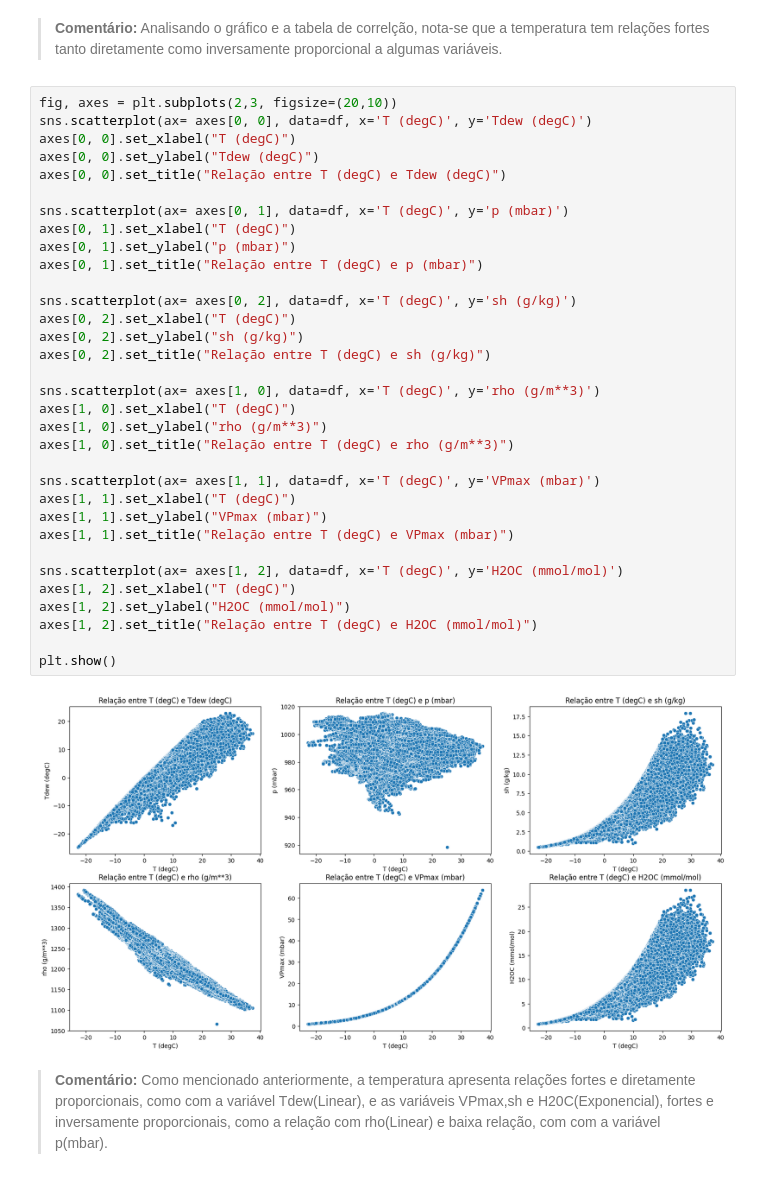
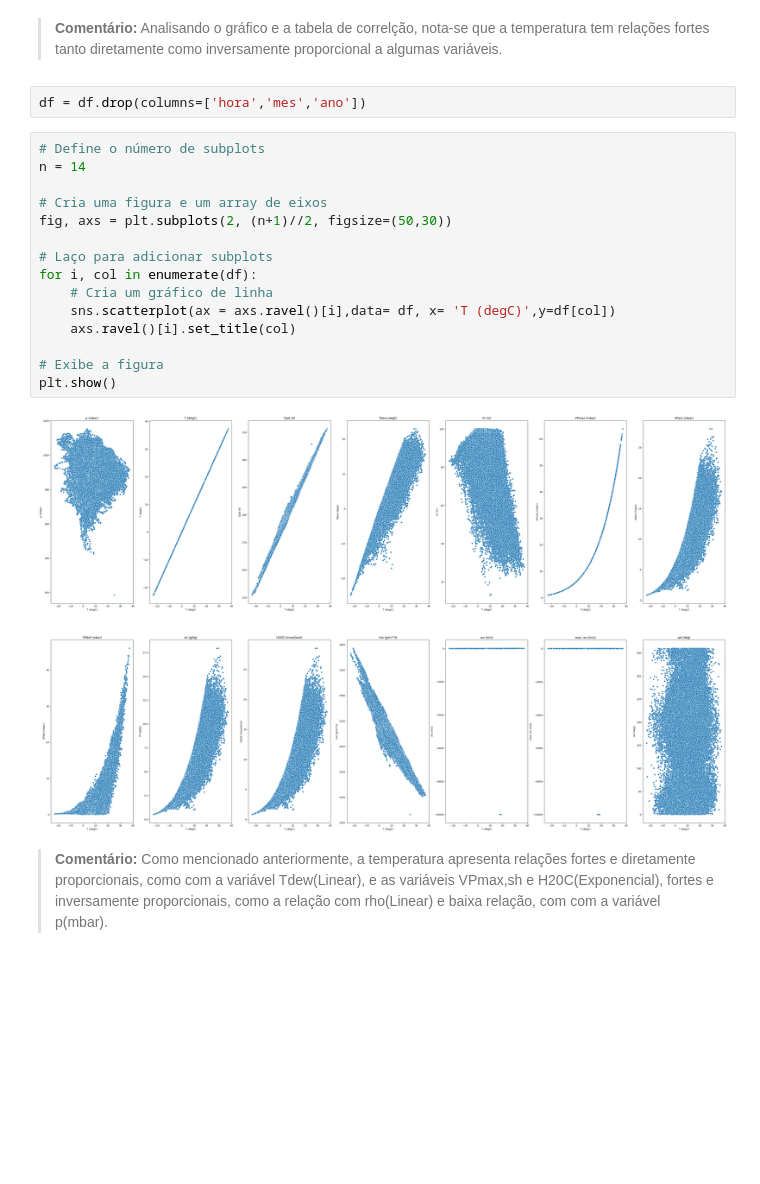
Before and after one commit to gabryelsguedes/previsao-do-tempo, a Jupyter notebook: fiec/analise_exploratoria.ipynb, the cells around one changed output. Cells and saved outputs as stored; diff of their text form; blank space fills up the shorter version.

```diff
--- a/fiec/analise_exploratoria.ipynb
+++ b/fiec/analise_exploratoria.ipynb
@@ -185,41 +185,25 @@ df.corr()
 | ano | 0.094736 | 0.086927 | 0.078826 | 0.093551 | -0.024736 | 0.068719 | 0.077613 | 0.042286 | ... |
 # %% [markdown]
 >**Comentário:** Analisando o gráfico e a tabela de correlção, nota-se que a temperatura tem relações fortes tanto diretamente como inversamente proporcional a algumas variáveis.
-# %%
-fig, axes = plt.subplots(2,3, figsize=(20,10))
-sns.scatterplot(ax= axes[0, 0], data=df, x='T (degC)', y='Tdew (degC)')
-axes[0, 0].set_xlabel("T (degC)")
-axes[0, 0].set_ylabel("Tdew (degC)")
-axes[0, 0].set_title("Relação entre T (degC) e Tdew (degC)")
-
-sns.scatterplot(ax= axes[0, 1], data=df, x='T (degC)', y='p (mbar)')
-axes[0, 1].set_xlabel("T (degC)")
-axes[0, 1].set_ylabel("p (mbar)")
-axes[0, 1].set_title("Relação entre T (degC) e p (mbar)")
-
-sns.scatterplot(ax= axes[0, 2], data=df, x='T (degC)', y='sh (g/kg)')
-axes[0, 2].set_xlabel("T (degC)")
-axes[0, 2].set_ylabel("sh (g/kg)")
-axes[0, 2].set_title("Relação entre T (degC) e sh (g/kg)")
-
-sns.scatterplot(ax= axes[1, 0], data=df, x='T (degC)', y='rho (g/m**3)')
-axes[1, 0].set_xlabel("T (degC)")
-axes[1, 0].set_ylabel("rho (g/m**3)")
-axes[1, 0].set_title("Relação entre T (degC) e rho (g/m**3)")
-
-sns.scatterplot(ax= axes[1, 1], data=df, x='T (degC)', y='VPmax (mbar)')
-axes[1, 1].set_xlabel("T (degC)")
-axes[1, 1].set_ylabel("VPmax (mbar)")
-axes[1, 1].set_title("Relação entre T (degC) e VPmax (mbar)")
-
-sns.scatterplot(ax= axes[1, 2], data=df, x='T (degC)', y='H2OC (mmol/mol)')
-axes[1, 2].set_xlabel("T (degC)")
-axes[1, 2].set_ylabel("H2OC (mmol/mol)")
-axes[1, 2].set_title("Relação entre T (degC) e H2OC (mmol/mol)")
-
-plt.show()
-# %% [output]
-[figure, removed]
+# %%
+df = df.drop(columns=['hora','mes','ano'])
+# %%
+# Define o número de subplots
+n = 14
+
+# Cria uma figura e um array de eixos
+fig, axs = plt.subplots(2, (n+1)//2, figsize=(50,30))
+
+# Laço para adicionar subplots
+for i, col in enumerate(df):
+    # Cria um gráfico de linha
+    sns.scatterplot(ax = axs.ravel()[i],data= df, x= 'T (degC)',y=df[col])
+    axs.ravel()[i].set_title(col)
+
+# Exibe a figura
+plt.show()
+# %% [output]
+[figure, added]
 # %% [markdown]
 >**Comentário:** Como mencionado anteriormente, a temperatura apresenta relações fortes e diretamente proporcionais, como com a variável Tdew(Linear), e as variáveis VPmax,sh e H20C(Exponencial), fortes e inversamente proporcionais, como a relação com rho(Linear) e baixa relação, com com a variável p(mbar).
 # %% [markdown]
```
Also changed, not shown: parts of 1 cell of this notebook.
